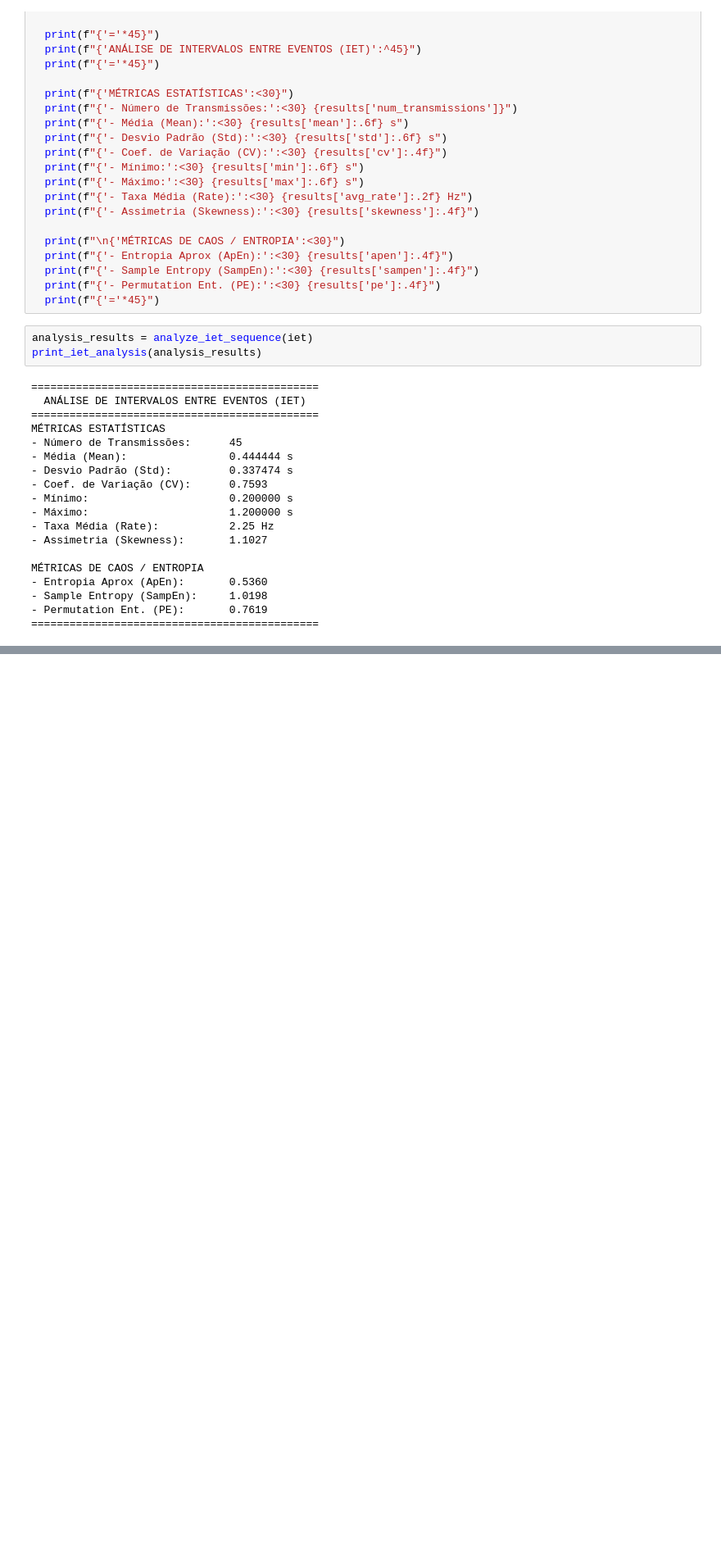
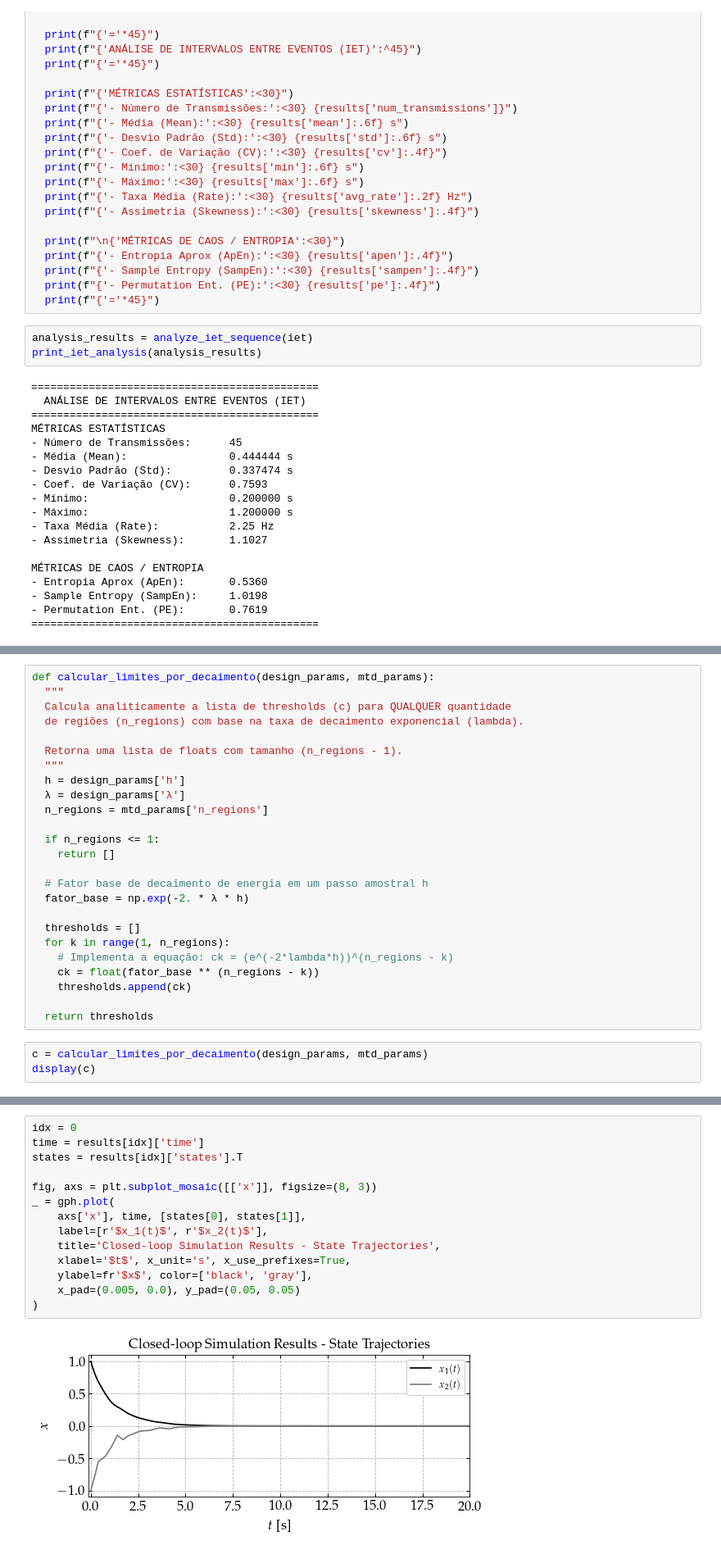
Before and after one commit to andel-vitorio/event-based-control, a Jupyter notebook: experiments/notebooks/petc-for-lpv-systems/MTD for PETM.ipynb, the cells around one changed output, grey strips where cells are left out. Shown at 82% size. Saved outputs shown, nothing was run; the diff lists cells and outputs as text; blank space fills up the shorter version.

```diff
--- a/experiments/notebooks/petc-for-lpv-systems/MTD for PETM.ipynb
+++ b/experiments/notebooks/petc-for-lpv-systems/MTD for PETM.ipynb
@@ -547,0 +905,28 @@ MÉTRICAS DE CAOS / ENTROPIA
+# %%
+def calcular_limites_por_decaimento(design_params, mtd_params):
+  """
+  Calcula analiticamente a lista de thresholds (c) para QUALQUER quantidade
+  de regiões (n_regions) com base na taxa de decaimento exponencial (lambda).
+
+  Retorna uma lista de floats com tamanho (n_regions - 1).
+  """
+  h = design_params['h']
+  λ = design_params['λ']
+  n_regions = mtd_params['n_regions']
+
+  if n_regions <= 1:
+    return []
+
+  # Fator base de decaimento de energia em um passo amostral h
+  fator_base = np.exp(-2. * λ * h)
+
+  thresholds = []
+  for k in range(1, n_regions):
+    # Implementa a equação: ck = (e^(-2*lambda*h))^(n_regions - k)
+    ck = float(fator_base ** (n_regions - k))
+    thresholds.append(ck)
+
+  return thresholds
+# %%
+c = calcular_limites_por_decaimento(design_params, mtd_params)
+display(c)
@@ -547,0 +1026,16 @@ MÉTRICAS DE CAOS / ENTROPIA
+# %%
+idx = 0
+time = results[idx]['time']
+states = results[idx]['states'].T
+
+fig, axs = plt.subplot_mosaic([['x']], figsize=(8, 3))
+_ = gph.plot(
+    axs['x'], time, [states[0], states[1]],
+    label=[r'$x_1(t)$', r'$x_2(t)$'],
+    title='Closed-loop Simulation Results - State Trajectories',
+    xlabel='$t$', x_unit='s', x_use_prefixes=True,
+    ylabel=fr'$x$', color=['black', 'gray'],
+    x_pad=(0.005, 0.0), y_pad=(0.05, 0.05)
+)
+# %% [output]
+[figure, added]
```
Also changed, not shown: parts of 13 cells of this notebook, 10 other files.
